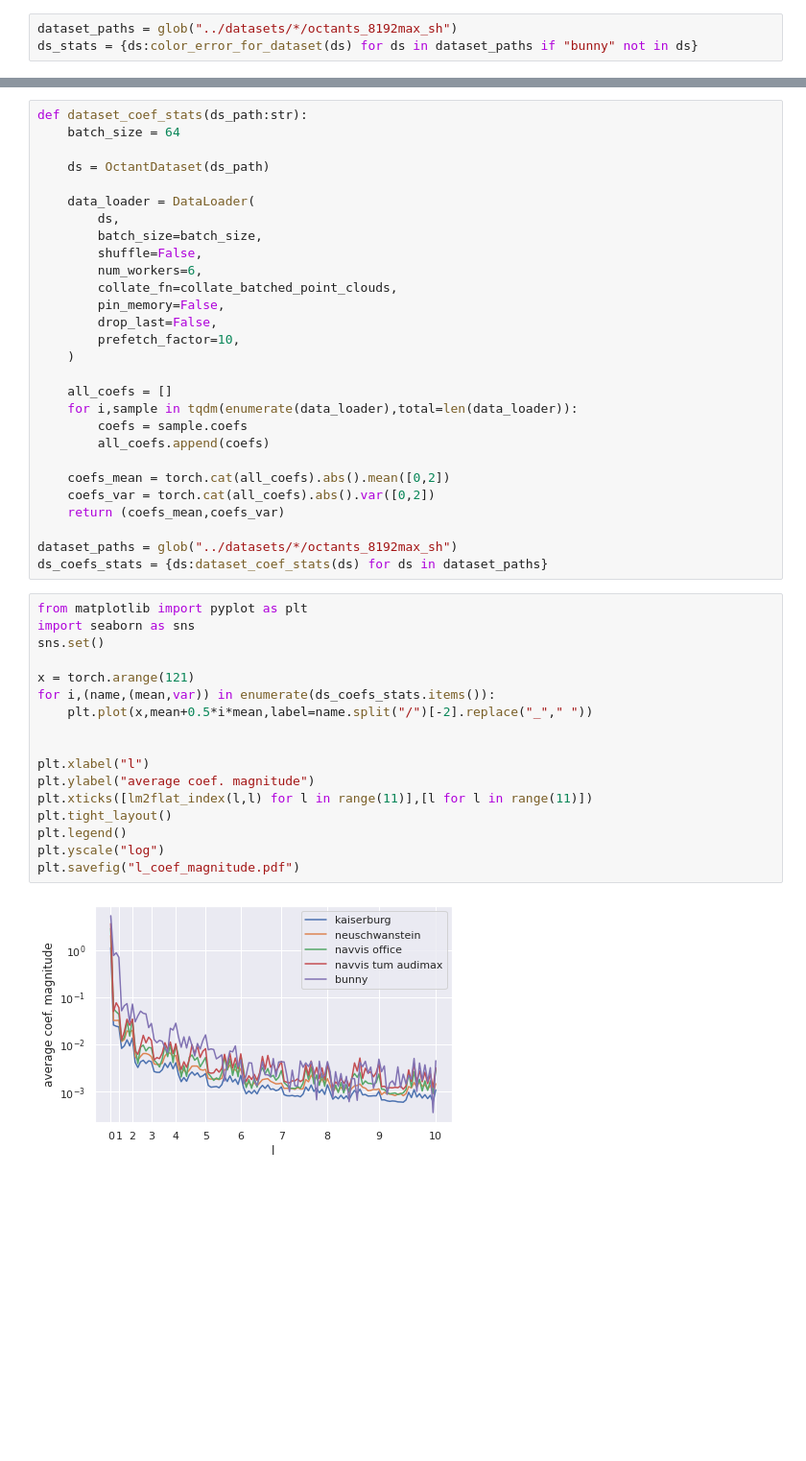
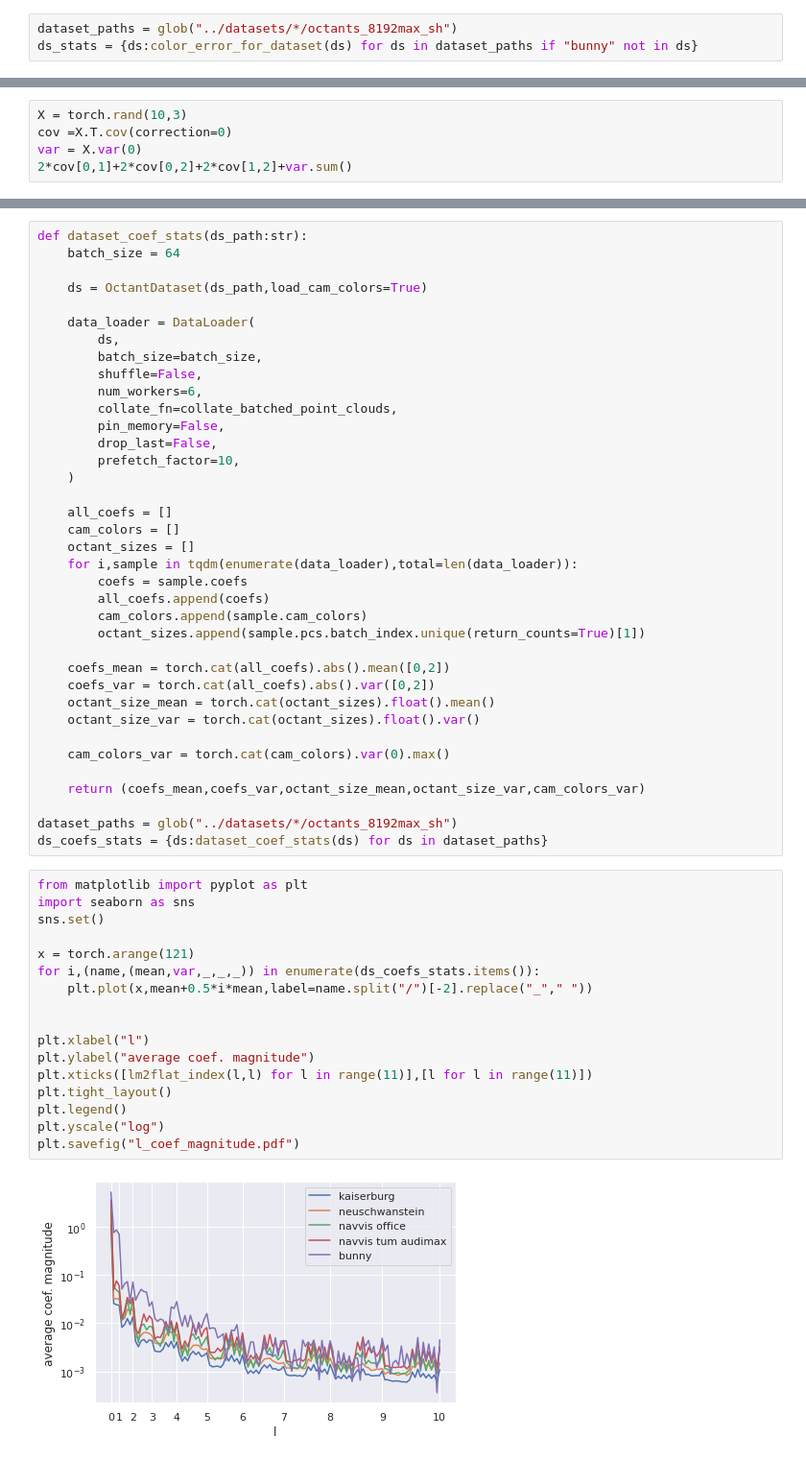
Before and after one commit to KeKsBoTer/punctum, a Jupyter notebook: figures/dataset_stats.ipynb, the cells around one changed output, grey strips where cells are left out. Shown at 96% size. Saved outputs shown, nothing was run; the diff lists cells and outputs as text; blank space fills up the shorter version.

```diff
--- a/figures/dataset_stats.ipynb
+++ b/figures/dataset_stats.ipynb
@@ -102,0 +101,5 @@ plt.savefig("l_max_error.pdf")
+# %%
+X = torch.rand(10,3)
+cov =X.T.cov(correction=0)
+var = X.var(0)
+2*cov[0,1]+2*cov[0,2]+2*cov[1,2]+var.sum()
@@ -104,7 +109,7 @@ plt.savefig("l_max_error.pdf")
 def dataset_coef_stats(ds_path:str):
     batch_size = 64
 
-    ds = OctantDataset(ds_path)
+    ds = OctantDataset(ds_path,load_cam_colors=True)
 
     data_loader = DataLoader(
         ds,
@@ -118,32 +123,41 @@ def dataset_coef_stats(ds_path:str):
     )
 
     all_coefs = []
+    cam_colors = []
+    octant_sizes = []
     for i,sample in tqdm(enumerate(data_loader),total=len(data_loader)):
         coefs = sample.coefs
         all_coefs.append(coefs)
+        cam_colors.append(sample.cam_colors)
+        octant_sizes.append(sample.pcs.batch_index.unique(return_counts=True)[1])
 
     coefs_mean = torch.cat(all_coefs).abs().mean([0,2])
     coefs_var = torch.cat(all_coefs).abs().var([0,2])
-    return (coefs_mean,coefs_var)
+    octant_size_mean = torch.cat(octant_sizes).float().mean()
+    octant_size_var = torch.cat(octant_sizes).float().var()
+
+    cam_colors_var = torch.cat(cam_colors).var(0).max()
+
+    return (coefs_mean,coefs_var,octant_size_mean,octant_size_var,cam_colors_var)
 
 dataset_paths = glob("../datasets/*/octants_8192max_sh")
 ds_coefs_stats = {ds:dataset_coef_stats(ds) for ds in dataset_paths}
 # %%
 from matplotlib import pyplot as plt
 import seaborn as sns
 sns.set()
 
 x = torch.arange(121)
-for i,(name,(mean,var)) in enumerate(ds_coefs_stats.items()):
+for i,(name,(mean,var,_,_,_)) in enumerate(ds_coefs_stats.items()):
     plt.plot(x,mean+0.5*i*mean,label=name.split("/")[-2].replace("_"," "))
 
 
 plt.xlabel("l")
 plt.ylabel("average coef. magnitude")
 plt.xticks([lm2flat_index(l,l) for l in range(11)],[l for l in range(11)])
 plt.tight_layout()
 plt.legend()
 plt.yscale("log")
 plt.savefig("l_coef_magnitude.pdf")
 # %% [output]
-[figure, old version]
+[figure, new version]
```
Also changed, not shown: parts of 4 cells of this notebook, 8 other files.
